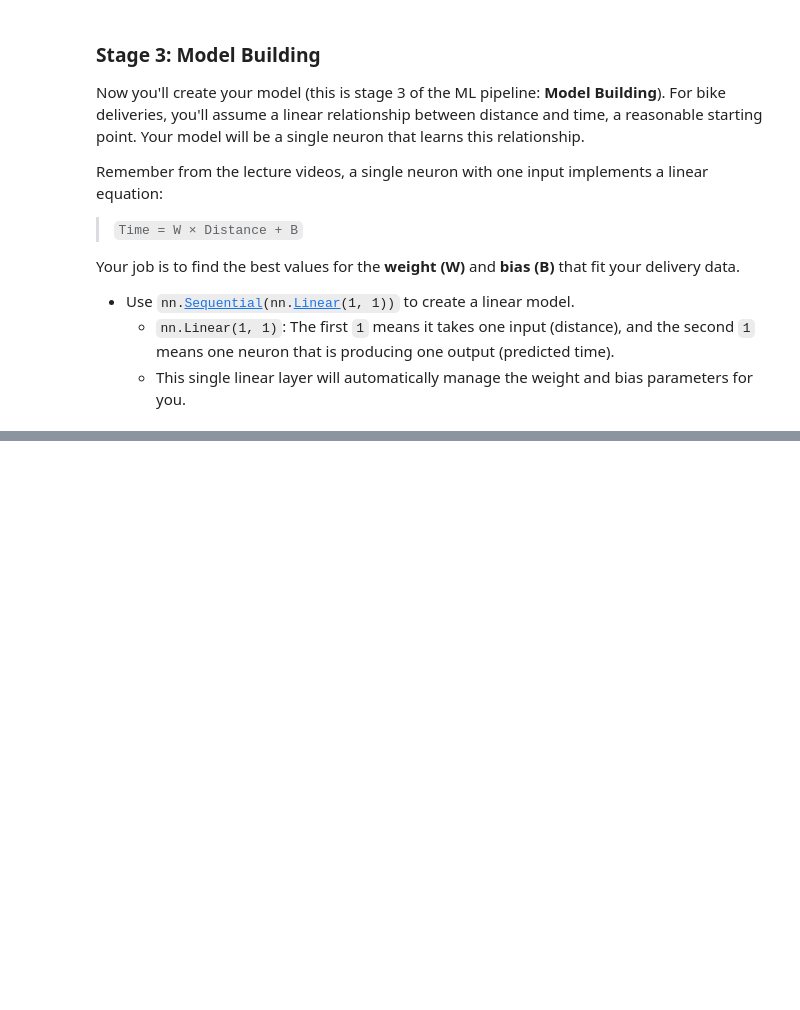
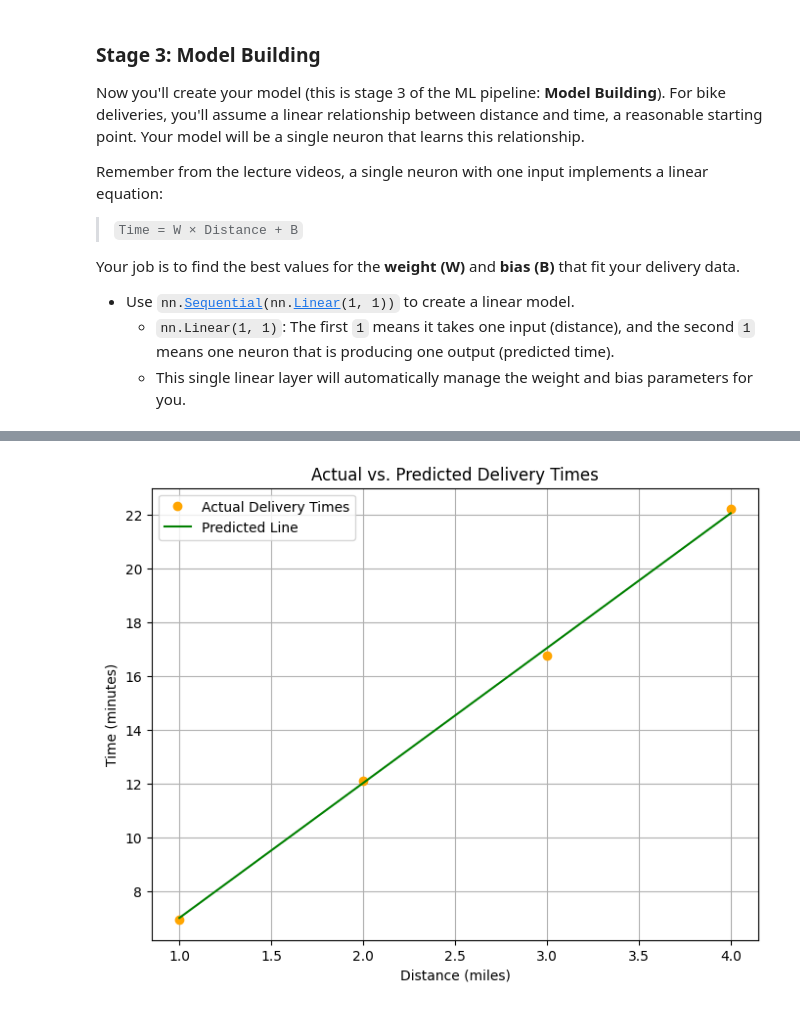
Before and after one commit to RIDOX-AIeNG/BACKEND-AI, a Jupyter notebook: DEEPLEARNING/tOrCh.ipynb, the cells around one changed output, grey strips where cells are left out. Saved outputs shown, nothing was run; the diff lists cells and outputs as text; code cells hidden in the pictures; blank space fills up the shorter version.

Commit message:
training a simple nn model

```diff
--- a/DEEPLEARNING/tOrCh.ipynb
+++ b/DEEPLEARNING/tOrCh.ipynb
@@ -43,7 +43,7 @@ Time to prepare your delivery data for training. In the ML pipeline, this combin
     * `dtype=torch.float32` sets your data type to 32-bit floating point values for precise calculations.
 # %%
 # Distances in miles for recent bike deliveries
-distances = torch.tensor([[1,0], [2,0], [3,0], [4,0]], dtype=torch.float32)
+distances = torch.tensor([[1.0], [2.0], [3.0], [4.0]], dtype=torch.float32)
 
 # Corresponding delivery times in minutes
 times = torch.tensor([[6.96], [12.11], [16.77], [22.21]], dtype=torch.float32)
@@ -61,3 +61,6 @@ Your job is to find the best values for the **weight (W)** and **bias (B)** that
 * Use <code>nn.[Sequential](https://pytorch.org/docs/stable/generated/torch.nn.Sequential.html)(nn.[Linear](https://pytorch.org/docs/stable/generated/torch.nn.Linear.html)(1, 1))</code> to create a linear model.
     * `nn.Linear(1, 1)`: The first `1` means it takes one input (distance), and the second `1` means one neuron that is producing one output (predicted time).
     * This single linear layer will automatically manage the weight and bias parameters for you.
+# %%
+#create a model with one input (distance) and one output
+model = nn.Sequential(nn.Linear(1,1))
@@ -63,0 +132,4 @@ Your job is to find the best values for the **weight (W)** and **bias (B)** that
+# %%
+helper_utils.plot_results(model, distances, times)
+# %% [output]
+[figure, added]
```
Also changed, not shown: parts of 13 cells of this notebook.
